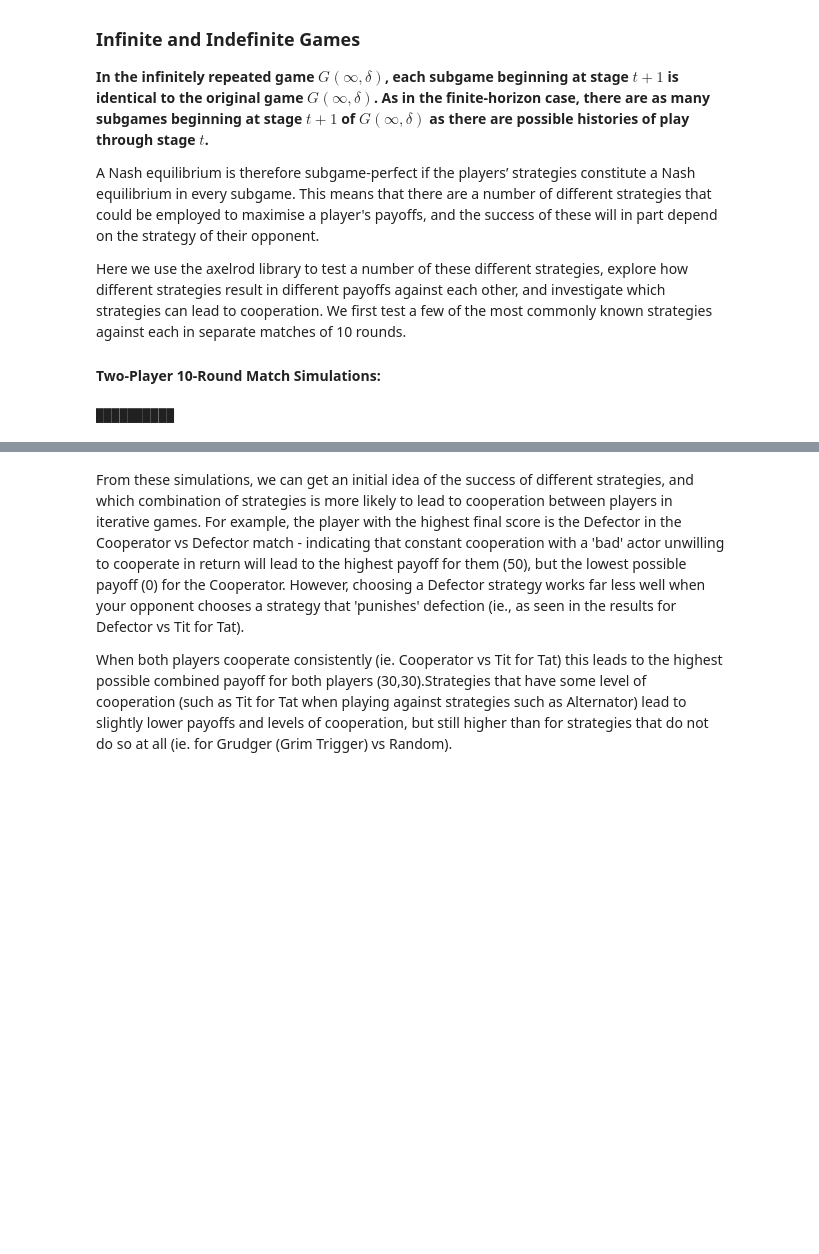
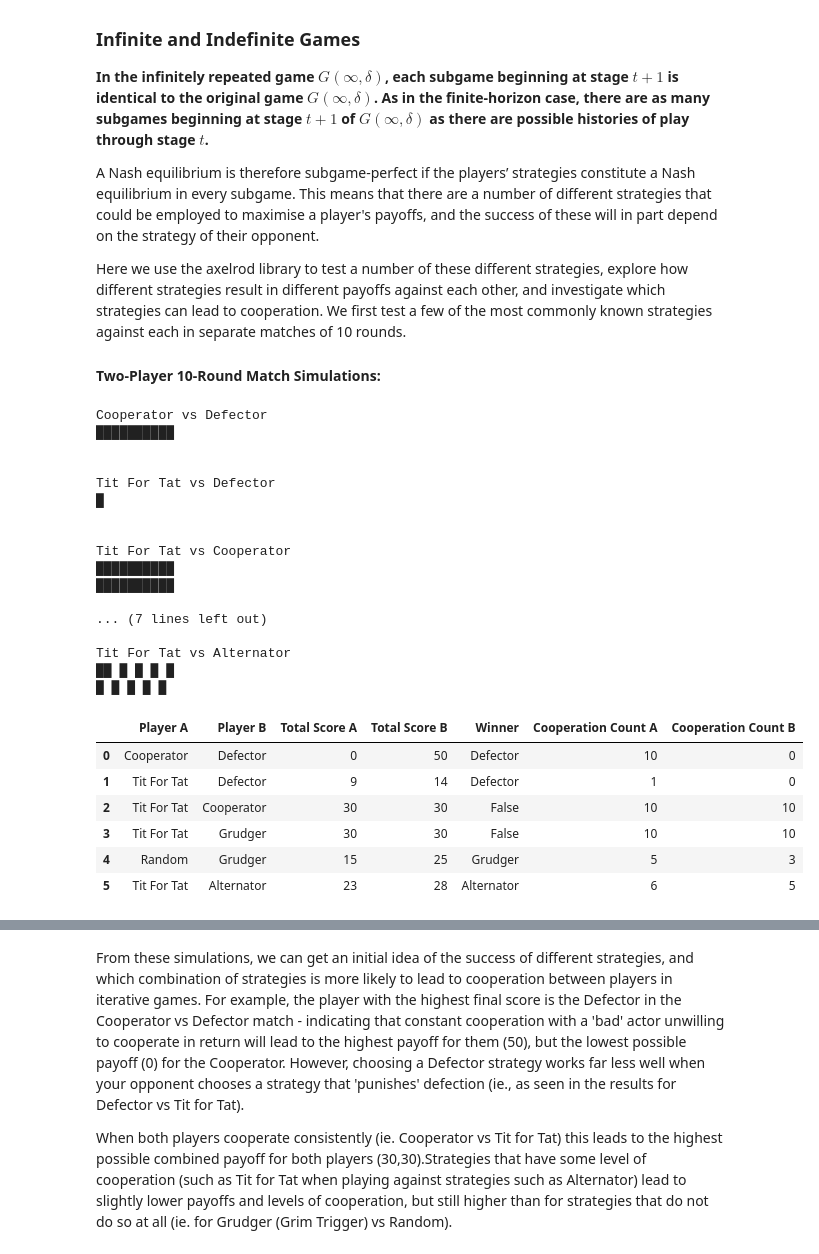
Before and after one commit to elenamurray/PS2-Algorithmic-Game-Theory, a Jupyter notebook: ps2.ipynb, the cells around one changed output, grey strips where cells are left out. Drawn from its saved outputs; the diff is of its cells as text; code cells hidden in the pictures; blank space fills up the shorter version.

```diff
--- a/ps2.ipynb
+++ b/ps2.ipynb
@@ -172,26 +170,66 @@ match_summaries = []
 # %%
-#Match Example: Cooperator vs Defector
+# --- Define matches to run ---
+matchups = [
+    (axl.Cooperator(), axl.Defector()),
+    (axl.TitForTat(), axl.Defector()),
+    (axl.TitForTat(), axl.Cooperator()),
+    (axl.TitForTat(), axl.Grudger()),
+    (axl.Random(), axl.Grudger()),
+    (axl.TitForTat(), axl.Alternator())
+]
 
-# Players
-A = axl.Cooperator()
-B = axl.Defector()
+# --- Simulation parameters ---
+TURNS = 10
+match_summaries = []
 
-# One head-to-head match
-match = axl.Match((A, B), turns=10)
-result = match.play()
+# --- Run all matches ---
+for A, B in matchups:
+    match = axl.Match((A, B), turns=TURNS)
+    match.play()
 
-#Results
-print(match.sparklines())
+    # Print visualization of results
+    print(f"\n{A.name} vs {B.name}")
+    print(match.sparklines())
 
-# Save results
-match_summaries.append({
-    "Player A": A.name,
-    "Player B": B.name,
-    "Total Score A": match.final_score()[0],
-    "Total Score B": match.final_score()[1],
-    "Winner": match.winner().name,
-    "Cooperation Count: A": match.cooperation()[0],
-    "Cooperation Count: B": match.cooperation()[1]
-})
+    # Determine winner (handle ties)
+    winner = match.winner()
+
+    # Save results
+    match_summaries.append({
+        "Player A": A.name,
+        "Player B": B.name,
+        "Total Score A": match.final_score()[0],
+        "Total Score B": match.final_score()[1],
+        "Winner": winner,
+        "Cooperation Count A": match.cooperation()[0],
+        "Cooperation Count B": match.cooperation()[1]
+    })
+
+# --- Display results as a table ---
+df = pd.DataFrame(match_summaries)
+display(df)
 # %% [output]
+Cooperator vs Defector
 ██████████
+
+
+Tit For Tat vs Defector
+█
+
+
+Tit For Tat vs Cooperator
+██████████
+██████████
+
+... (7 lines left out)
+
+Tit For Tat vs Alternator
+██ █ █ █ █
+█ █ █ █ █
+|  | Player A | Player B | Total Score A | Total Score B | Winner | Cooperation Count A | Cooperation Count B |
+| 0 | Cooperator | Defector | 0 | 50 | Defector | 10 | 0 |
+| 1 | Tit For Tat | Defector | 9 | 14 | Defector | 1 | 0 |
+| 2 | Tit For Tat | Cooperator | 30 | 30 | False | 10 | 10 |
+| 3 | Tit For Tat | Grudger | 30 | 30 | False | 10 | 10 |
+| 4 | Random | Grudger | 15 | 25 | Grudger | 5 | 3 |
+| 5 | Tit For Tat | Alternator | 23 | 28 | Alternator | 6 | 5 |
```
Also changed, not shown: parts of 9 cells of this notebook.
